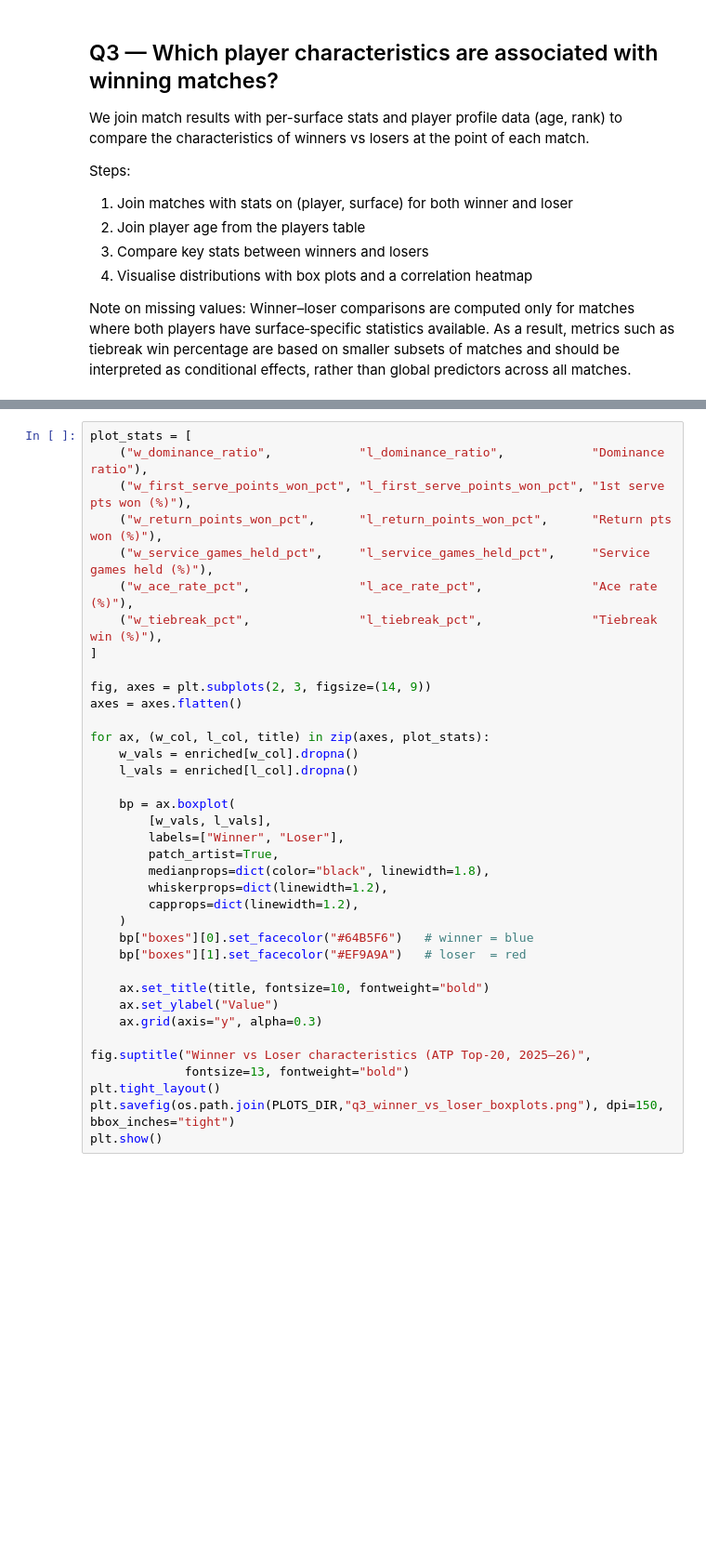
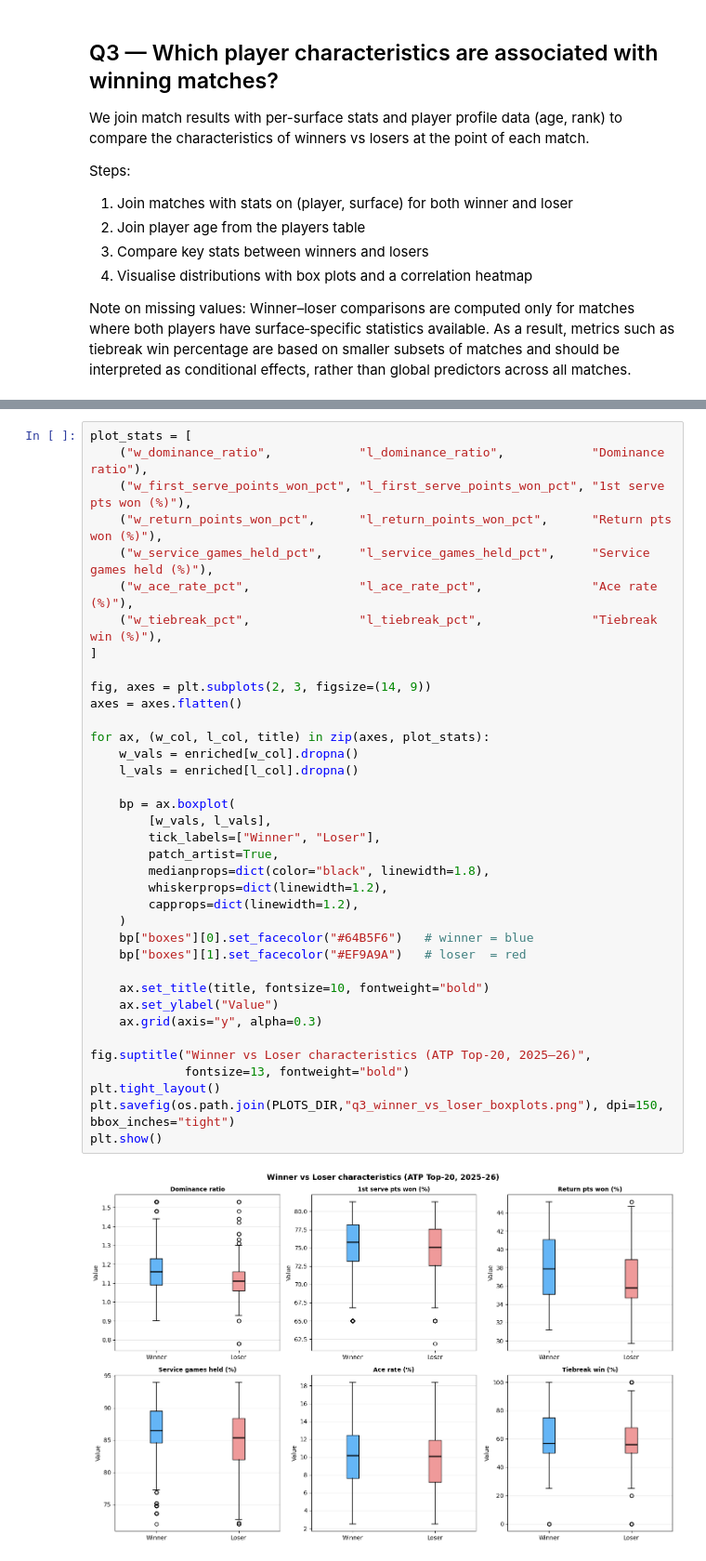
Before and after one commit to rubenk02/ProgrammingProject, a Jupyter notebook: analysis.ipynb, the cells around one changed output, grey strips where cells are left out. Shown at 93% size. Cells and saved outputs as stored; diff of their text form; blank space fills up the shorter version.

```diff
--- a/analysis.ipynb
+++ b/analysis.ipynb
@@ -621,34 +629,36 @@ plot_stats = [
     ("w_ace_rate_pct",               "l_ace_rate_pct",               "Ace rate (%)"),
     ("w_tiebreak_pct",               "l_tiebreak_pct",               "Tiebreak win (%)"),
 ]
 
 fig, axes = plt.subplots(2, 3, figsize=(14, 9))
 axes = axes.flatten()
 
 for ax, (w_col, l_col, title) in zip(axes, plot_stats):
     w_vals = enriched[w_col].dropna()
     l_vals = enriched[l_col].dropna()
 
     bp = ax.boxplot(
         [w_vals, l_vals],
-        labels=["Winner", "Loser"],
+        tick_labels=["Winner", "Loser"],
         patch_artist=True,
         medianprops=dict(color="black", linewidth=1.8),
         whiskerprops=dict(linewidth=1.2),
         capprops=dict(linewidth=1.2),
     )
     bp["boxes"][0].set_facecolor("#64B5F6")   # winner = blue
     bp["boxes"][1].set_facecolor("#EF9A9A")   # loser  = red
 
     ax.set_title(title, fontsize=10, fontweight="bold")
     ax.set_ylabel("Value")
     ax.grid(axis="y", alpha=0.3)
 
 fig.suptitle("Winner vs Loser characteristics (ATP Top-20, 2025–26)",
              fontsize=13, fontweight="bold")
 plt.tight_layout()
 plt.savefig(os.path.join(PLOTS_DIR,"q3_winner_vs_loser_boxplots.png"), dpi=150, bbox_inches="tight")
 plt.show()
+# %% [output]
+[figure, added]
 # %%
 # Build a dataframe of all deltas and correlate with a binary outcome (1 = favourite won)
 all_delta_cols = list(delta_cols.values()) + ["delta_rank", "delta_age"]
```
Also changed, not shown: parts of 6 cells of this notebook, 1 other file.
